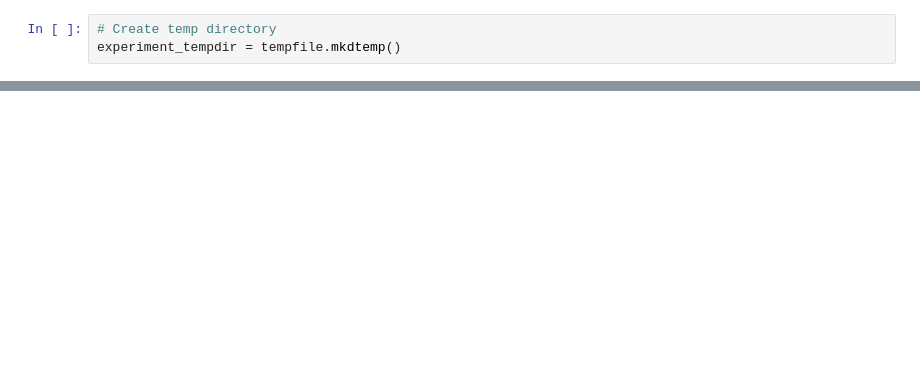
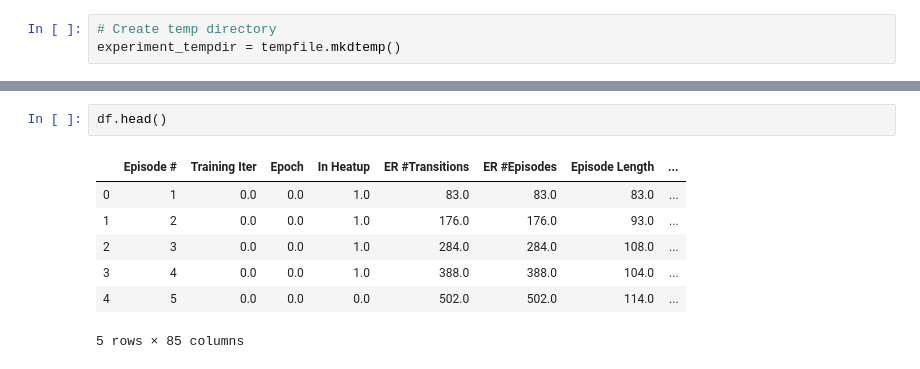
Before and after one commit to publicissapient-france/xebikart-car, a Jupyter notebook: car-ml/workspace/reinforcement_learning/soft_actor_critic.ipynb, the cells around one changed output, grey strips where cells are left out. Drawn from its saved outputs; the diff is of its cells as text; blank space fills up the shorter version.

```diff
--- a/car-ml/workspace/reinforcement_learning/soft_actor_critic.ipynb
+++ b/car-ml/workspace/reinforcement_learning/soft_actor_critic.ipynb
@@ -128,2 +192,12 @@ with mlflow.start_run():
+# %%
+df.head()
+# %% [output]
+|  | Episode # | Training Iter | Epoch | In Heatup | ER #Transitions | ER #Episodes | Episode Length | ... |
+| 0 | 1 | 0.0 | 0.0 | 1.0 | 83.0 | 83.0 | 83.0 | ... |
+| 1 | 2 | 0.0 | 0.0 | 1.0 | 176.0 | 176.0 | 93.0 | ... |
+| 2 | 3 | 0.0 | 0.0 | 1.0 | 284.0 | 284.0 | 108.0 | ... |
+| 3 | 4 | 0.0 | 0.0 | 1.0 | 388.0 | 388.0 | 104.0 | ... |
+| 4 | 5 | 0.0 | 0.0 | 0.0 | 502.0 | 502.0 | 114.0 | ... |
+5 rows × 85 columns
 # %%
 graph_manager.close()
```
Also changed, not shown: parts of 9 cells of this notebook.
